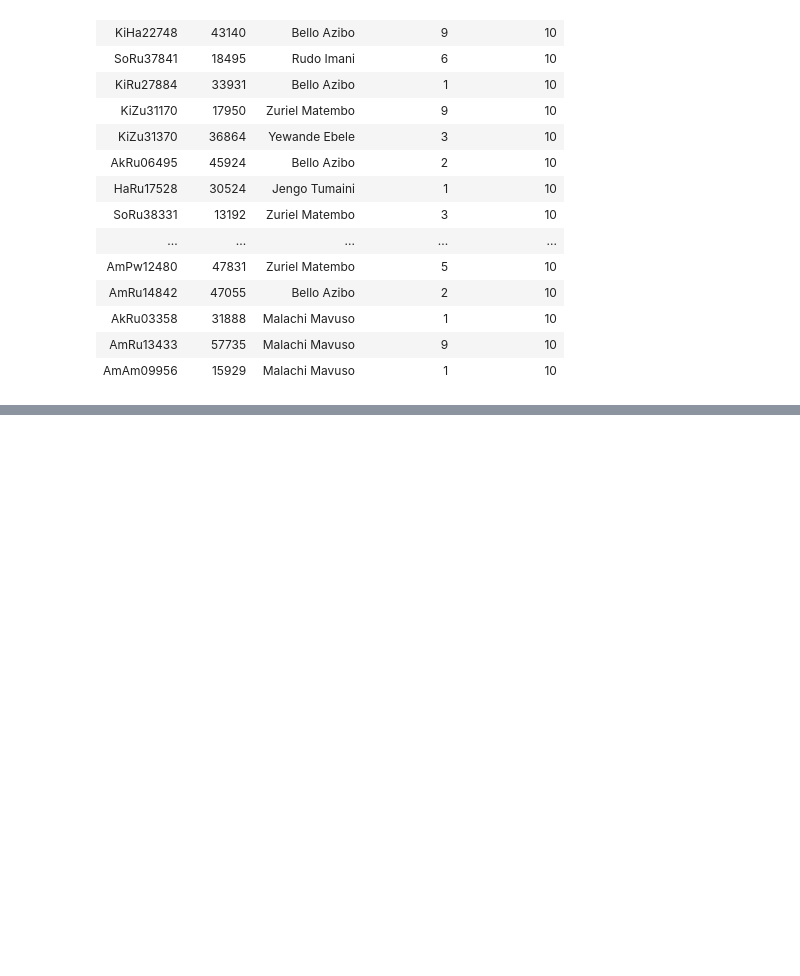
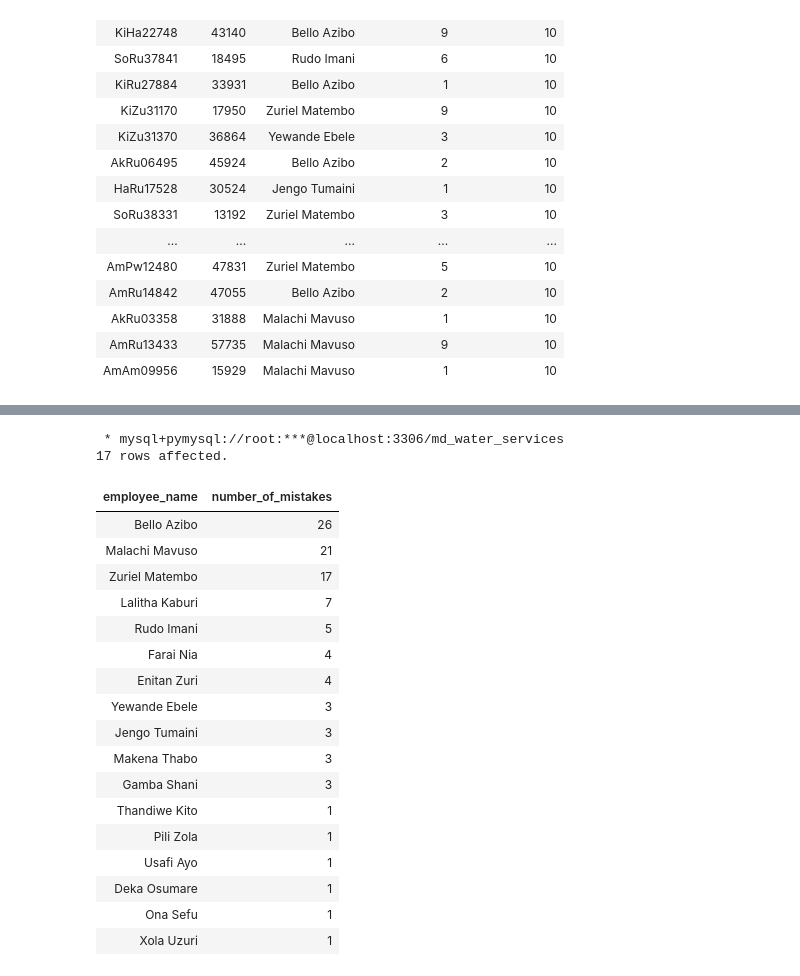
Before and after one commit to enockmbaraka/sqlchemy, a Jupyter notebook: Maji_Ndogo_Part_3/Maji_Ndogo_Project_3.ipynb, the cells around one changed output, grey strips where cells are left out. Saved outputs shown, nothing was run; the diff lists cells and outputs as text; code cells hidden in the pictures; blank space fills up the shorter version.

```diff
--- a/Maji_Ndogo_Part_3/Maji_Ndogo_Project_3.ipynb
+++ b/Maji_Ndogo_Part_3/Maji_Ndogo_Project_3.ipynb
@@ -505,0 +508,54 @@ FROM Incorrect_records;
+# %%
+%%sql
+
+WITH Incorrect_records AS (
+    SELECT
+        v.location_id,
+        v.record_id,
+        e.employee_name,
+        ar.true_water_source_score AS auditor_score,
+        wq.subjective_quality_score AS employee_score
+    FROM
+        visits v
+    JOIN
+        water_source ws ON v.source_id = ws.source_id
+    JOIN
+        auditor_report ar ON v.location_id = ar.location_id
+    JOIN
+        water_quality wq ON v.record_id = wq.record_id
+    JOIN
+        employee e ON v.assigned_employee_id = e.assigned_employee_id
+    WHERE
+        ar.true_water_source_score != wq.subjective_quality_score
+        AND v.visit_count = 1
+)
+SELECT
+    employee_name,
+    COUNT(*) AS number_of_mistakes
+FROM
+    Incorrect_records
+GROUP BY
+    employee_name
+ORDER BY
+    number_of_mistakes DESC;
+# %% [output]
+ * mysql+pymysql://root:***@localhost:3306/md_water_services
+17 rows affected.
+| employee_name | number_of_mistakes |
+| Bello Azibo | 26 |
+| Malachi Mavuso | 21 |
+| Zuriel Matembo | 17 |
+| Lalitha Kaburi | 7 |
+| Rudo Imani | 5 |
+| Farai Nia | 4 |
+| Enitan Zuri | 4 |
+| Yewande Ebele | 3 |
+| Jengo Tumaini | 3 |
+| Makena Thabo | 3 |
+| Gamba Shani | 3 |
+| Thandiwe Kito | 1 |
+| Pili Zola | 1 |
+| Usafi Ayo | 1 |
+| Deka Osumare | 1 |
+| Ona Sefu | 1 |
+| Xola Uzuri | 1 |
```
Also changed, not shown: parts of 1 cell of this notebook.
